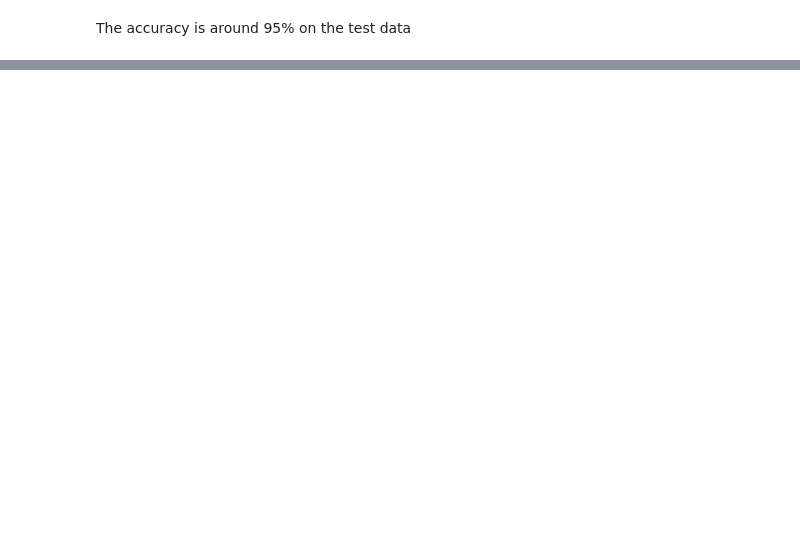
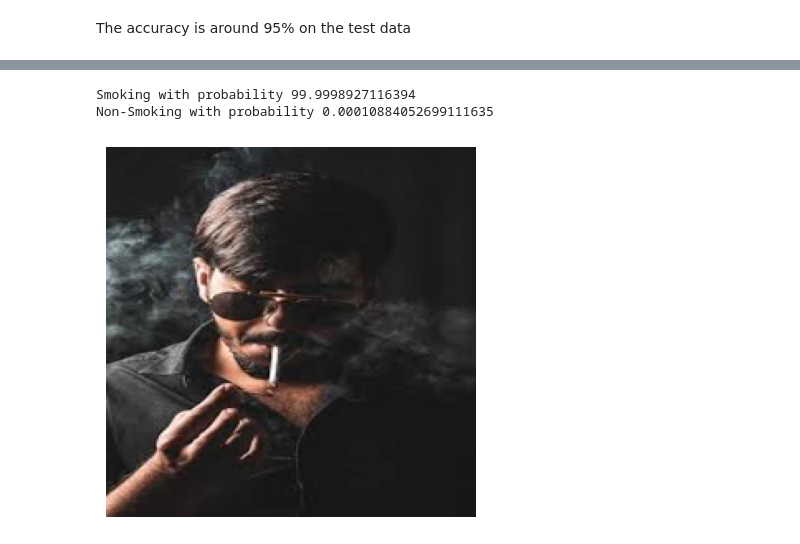
Before and after one commit to dibkb/tensorflow-udemy, a Jupyter notebook: dk-smoke-detection.ipynb, the cells around one changed output, grey strips where cells are left out. Saved outputs shown, nothing was run; the diff lists cells and outputs as text; code cells hidden in the pictures; blank space fills up the shorter version.

```diff
--- a/dk-smoke-detection.ipynb
+++ b/dk-smoke-detection.ipynb
@@ -501,0 +504,25 @@ The accuracy is around 95% on the test data
+# %%
+# Create a function to import an image and resize it to be able to be used with our model
+from PIL import Image
+from io import BytesIO
+import requests
+def plot_and_predict(url,img_shape = 224):
+#     Download and preprocess
+    response = requests.get(url)
+    image_data = BytesIO(response.content)
+    image = Image.open(image_data)
+    image = image.convert("RGB")
+    image = image.resize((img_shape, img_shape))
+    image_array = np.array(image)
+
+#     Make predictions
+    img = np.expand_dims(image_array, axis=0)
+    prediction = base_eff_modelTwo.predict(img,verbose = 0)
+    predicted_label = np.argmax(prediction)
+
+    print(f"Smoking with probability {prediction[0][1]*100}")
+    print(f"Non-Smoking with probability {prediction[0][0]*100}")
+
+    plt.imshow(image_array)
+    plt.axis('off')
+    plt.show
@@ -501,0 +535,6 @@ The accuracy is around 95% on the test data
+# %%
+plot_and_predict('https://encrypted-tbn0.gstatic.com/images?q=tbn:ANd9GcQZ2FnaBLHoNCw4OM00db5ahJdvs_LXEo45OQ&usqp=CAU')
+# %% [output]
+Smoking with probability 99.9998927116394
+Non-Smoking with probability 0.00010884052699111635
+[figure, added]
```
Also changed, not shown: parts of 23 cells of this notebook.
